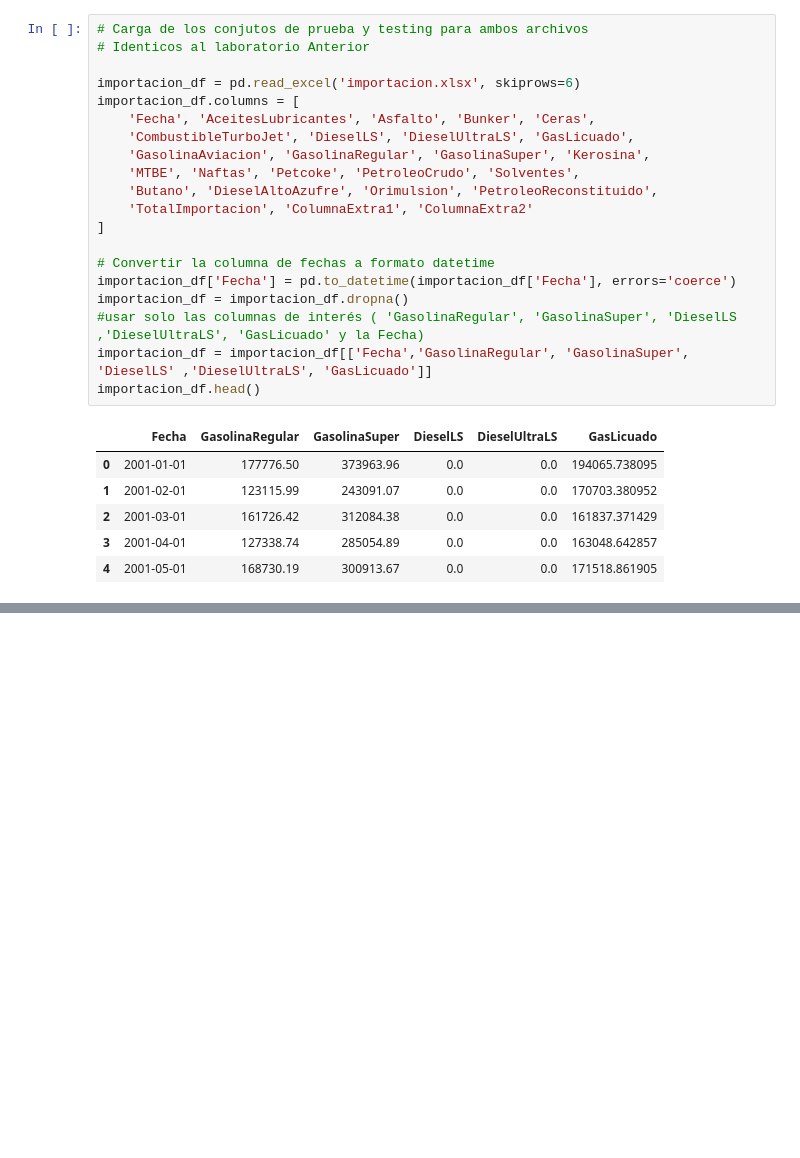
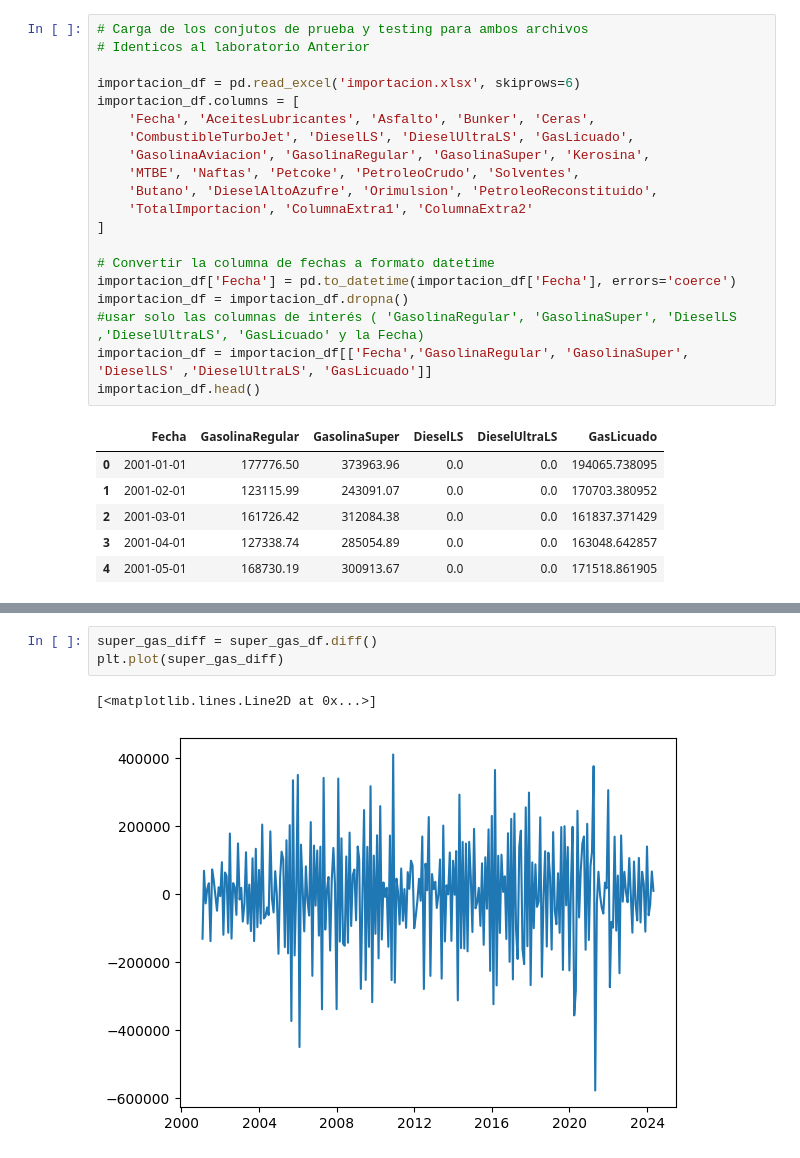
Before and after one commit to Arthurs101/DataScience-S10-Lab3-2024, a Jupyter notebook: Laboratorio3.ipynb, the cells around one changed output, grey strips where cells are left out. Saved outputs shown, nothing was run; the diff lists cells and outputs as text; blank space fills up the shorter version.

```diff
--- a/Laboratorio3.ipynb
+++ b/Laboratorio3.ipynb
@@ -58,0 +59,6 @@ print(test_df.head())
+# %%
+super_gas_diff = super_gas_df.diff()
+plt.plot(super_gas_diff)
+# %% [output]
+[<matplotlib.lines.Line2D at 0x...>]
+[figure, added]
```
Also changed, not shown: parts of 9 cells of this notebook.
